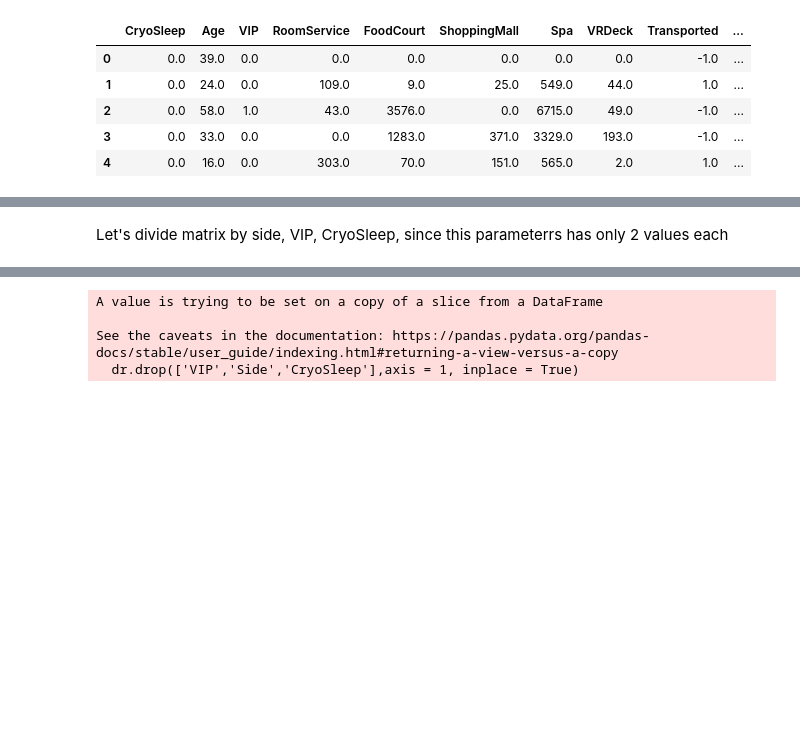
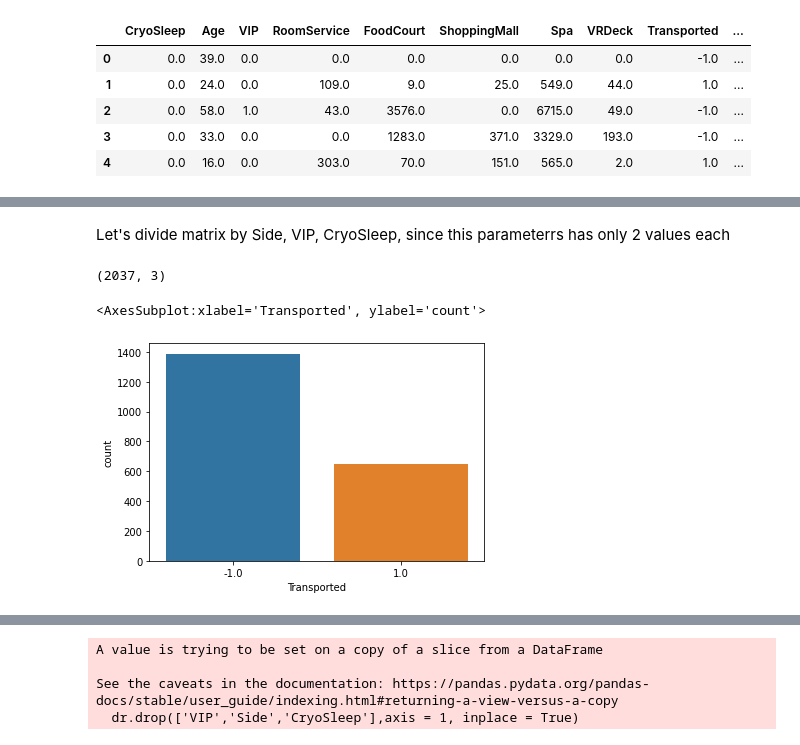
Before and after one commit to SergeyBubnov/spaceship, a Jupyter notebook: 1.ipynb, the cells around one changed output, grey strips where cells are left out. Cells and saved outputs as stored; diff of their text form; code cells hidden in the pictures; blank space fills up the shorter version.

```diff
--- a/1.ipynb
+++ b/1.ipynb
@@ -799,2 +810,27 @@ dtmp.head()
 # %% [markdown]
-Let's divide matrix by side, VIP, CryoSleep, since this parameterrs has only 2 values each
+Let's divide matrix by Side, VIP, CryoSleep, since this parameterrs has only 2 values each
+# %%
+import ds
+
+col_s = ["FoodCourt","Spa"]
+dz = dtmp[col_s+["Transported"]]
+dz = dz[(dz["FoodCourt"]>0)&(dz["Spa"]>0)]
+
+FoodCourt_mean = dz["FoodCourt"].mean()
+FoodCourt_sigma = dz["FoodCourt"].std()
+
+Spa_mean = dz["Spa"].mean()
+Spa_sigma = dz["Spa"].std()
+
+for i in dz.index:
+    dz.loc[i,"FoodCourt"] = (dz.loc[i,"FoodCourt"] - FoodCourt_mean)/FoodCourt_sigma
+    dz.loc[i,"Spa"] = (dz.loc[i,"Spa"] - Spa_mean)/Spa_sigma
+
+print(dz.shape)
+# %% [output]
+(2037, 3)
+# %%
+sb.countplot(dz["Transported"])
+# %% [output]
+<AxesSubplot:xlabel='Transported', ylabel='count'>
+[figure, added]
```
Also changed, not shown: parts of 37 cells of this notebook, 1 other file.
